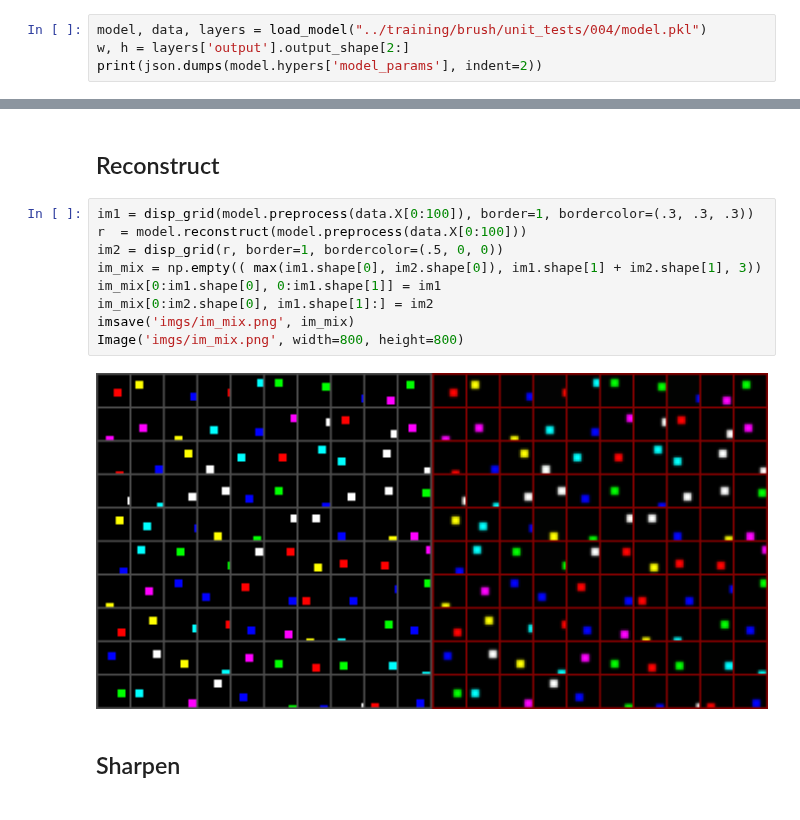
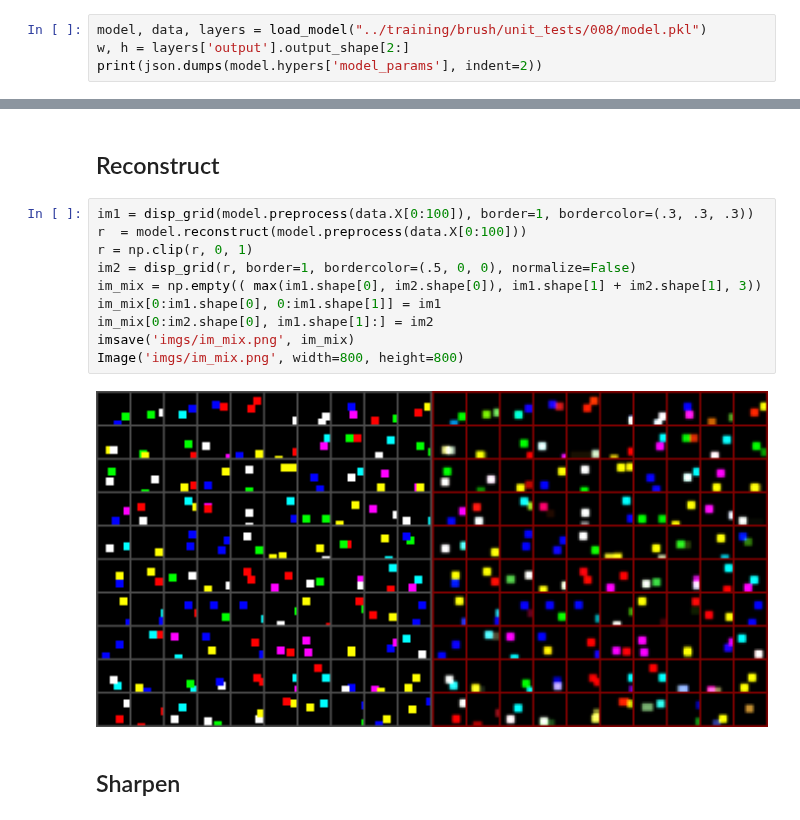
Before and after one commit to mehdidc/feature_generation, a Jupyter notebook: ipynb/brushstroke.ipynb, the cells around one changed output, grey strips where cells are left out. Saved outputs shown, nothing was run; the diff lists cells and outputs as text.

```diff
--- a/ipynb/brushstroke.ipynb
+++ b/ipynb/brushstroke.ipynb
@@ -70,7 +84,7 @@ sparsemax = theano.function([m], sparsemax_theano(m))
 # %% [markdown]
 ## Load model and build functions
 # %%
-model, data, layers = load_model("../training/brush/unit_tests/004/model.pkl")
+model, data, layers = load_model("../training/brush/unit_tests/008/model.pkl")
 w, h = layers['output'].output_shape[2:]
 print(json.dumps(model.hypers['model_params'], indent=2))
 # %% [output]
@@ -301,14 +338,15 @@ NameError: name 'get_resid' is not defined
 # %%
 im1 = disp_grid(model.preprocess(data.X[0:100]), border=1, bordercolor=(.3, .3, .3))
 r  = model.reconstruct(model.preprocess(data.X[0:100]))
-im2 = disp_grid(r, border=1, bordercolor=(.5, 0, 0))
+r = np.clip(r, 0, 1)
+im2 = disp_grid(r, border=1, bordercolor=(.5, 0, 0), normalize=False)
 im_mix = np.empty(( max(im1.shape[0], im2.shape[0]), im1.shape[1] + im2.shape[1], 3))
 im_mix[0:im1.shape[0], 0:im1.shape[1]] = im1
 im_mix[0:im2.shape[0], im1.shape[1]:] = im2
 imsave('imgs/im_mix.png', im_mix)
 Image('imgs/im_mix.png', width=800, height=800)
 # %% [output]
-[figure, old version]
+[figure, new version]
 # %% [markdown]
 ## Sharpen
 # %%
```
Also changed, not shown: parts of 17 cells of this notebook, 14 other files.
